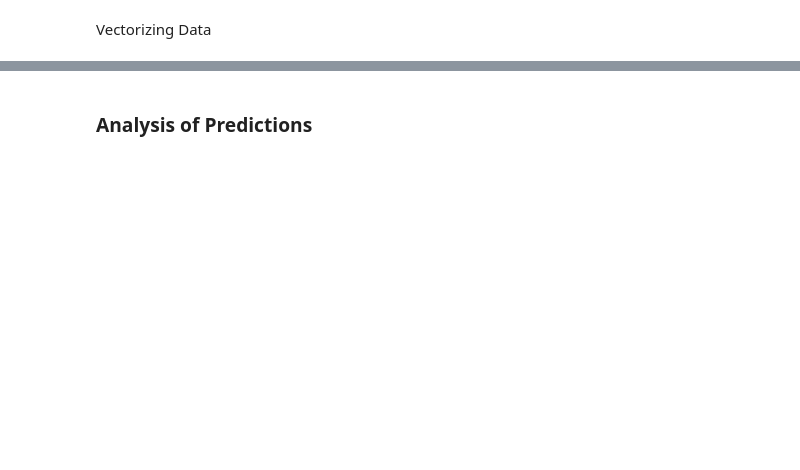
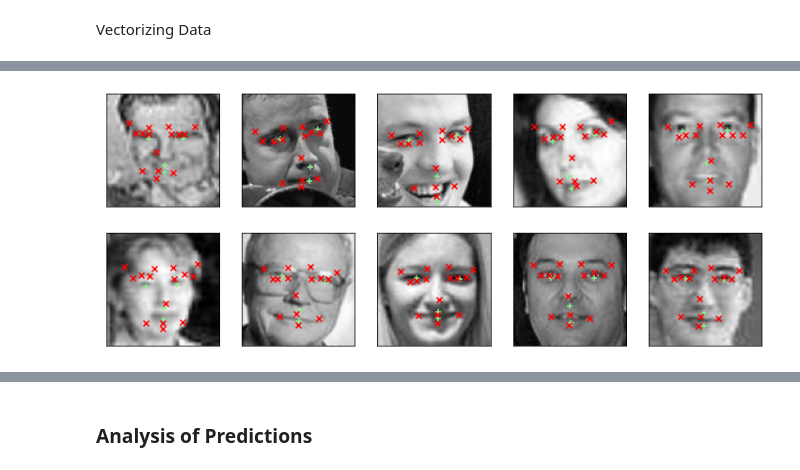
Before and after one commit to esun74/mobile-cv, a Jupyter notebook: nn_model/generate.ipynb, the cells around one changed output, grey strips where cells are left out. Cells and saved outputs as stored; diff of their text form; code cells hidden in the pictures; blank space fills up the shorter version.

```diff
--- a/nn_model/generate.ipynb
+++ b/nn_model/generate.ipynb
@@ -320,0 +344,4 @@ Epoch 5/5
+# %%
+show_faces(train_less_features, 2, 5, additional_points=y3)
+# %% [output]
+[figure, added]
```
Also changed, not shown: parts of 22 cells of this notebook, 2 other files.
